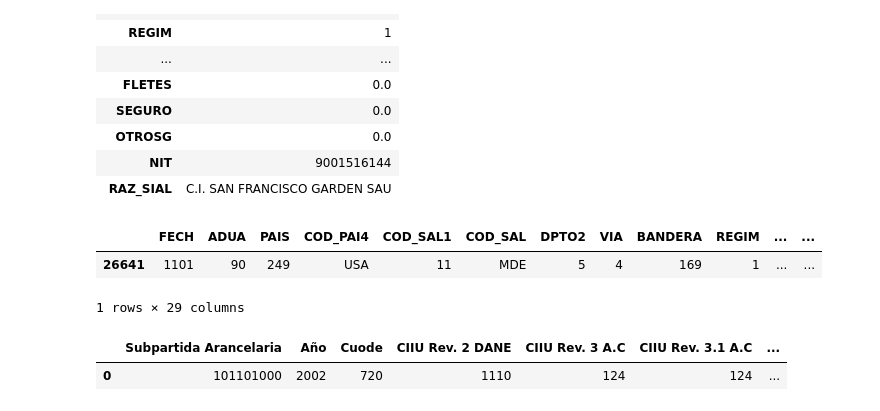
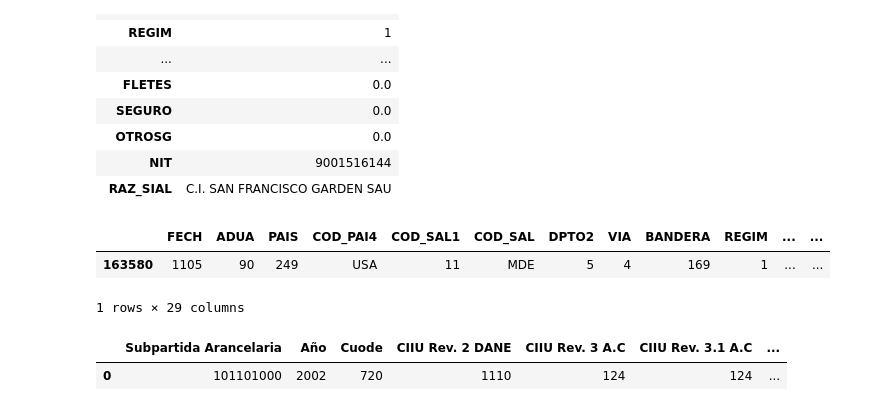
Before and after one commit to stijopa/Tesis, a Jupyter notebook: EDA_Tesis.ipynb, the cells around one changed output. Cells and saved outputs as stored; diff of their text form; code cells hidden in the pictures.

```diff
--- a/EDA_Tesis.ipynb
+++ b/EDA_Tesis.ipynb
@@ -338,11 +338,11 @@ See the caveats in the documentation: https://pandas.pydata.org/pandas-docs/stab
 | NIT | 9001516144 |
 | RAZ_SIAL | C.I. SAN FRANCISCO GARDEN SAU |
 # %%
-df_filas_con_valor_buscado_1 = df_filas_con_valor_buscado[df_filas_con_valor_buscado['POSAR'] == 603149000]
+df_filas_con_valor_buscado_1 = df_filas_con_valor_buscado[df_filas_con_valor_buscado['POSAR'] == 101101000]
 df_filas_con_valor_buscado_1.head(1)
 # %% [output]
 |  | FECH | ADUA | PAIS | COD_PAI4 | COD_SAL1 | COD_SAL | DPTO2 | VIA | BANDERA | REGIM | ... | ... |
-| 26641 | 1101 | 90 | 249 | USA | 11 | MDE | 5 | 4 | 169 | 1 | ... | ... |
+| 163580 | 1105 | 90 | 249 | USA | 11 | MDE | 5 | 4 | 169 | 1 | ... | ... |
 1 rows × 29 columns
 # %%
 df_Cat_Aran = pd.read_csv("C:\\Users\\JohanStivenPaezBermu\\OneDrive - Asulado\\Python\\Python_MSc\\Tesis\\TOTPART_56_PRELIMINAR.csv", encoding='latin-1')
```
Also changed, not shown: parts of 1 cell of this notebook.
